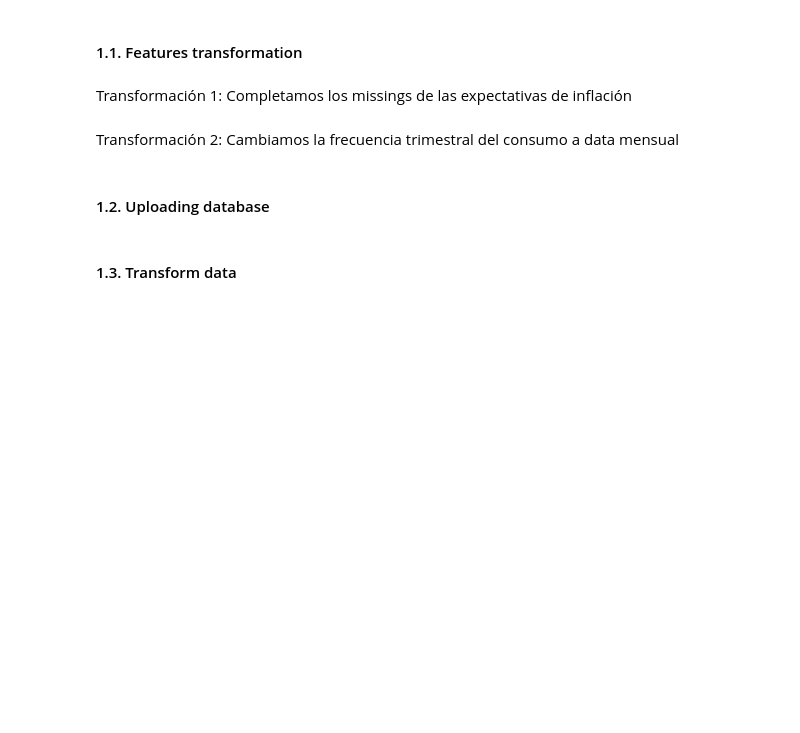
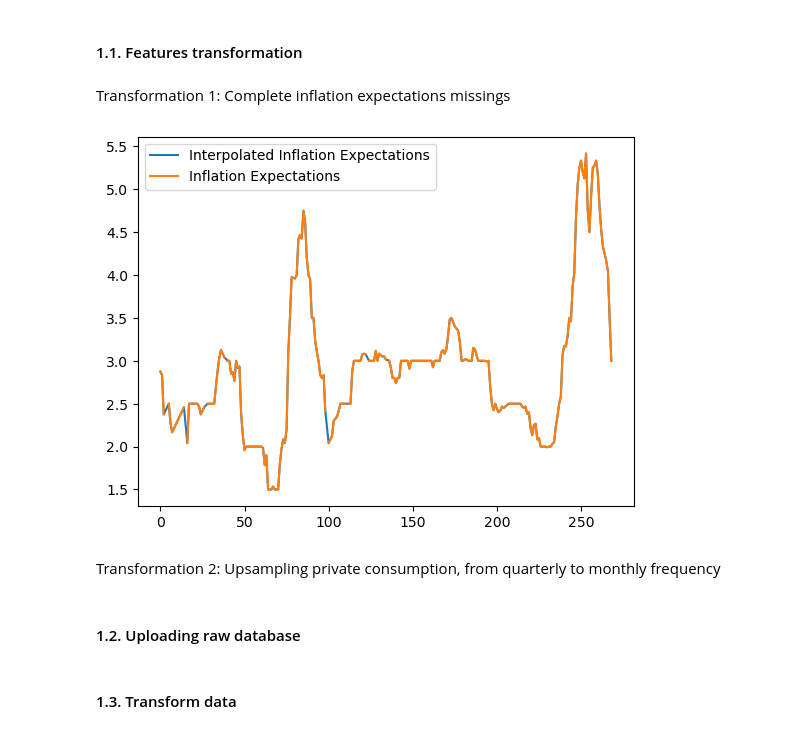
Before and after one commit to vedube/forecasting_inflation, a Jupyter notebook: inflation_forecast.ipynb, the cells around one changed output. Drawn from its saved outputs; the diff is of its cells as text; code cells hidden in the pictures; blank space fills up the shorter version.

```diff
--- a/inflation_forecast.ipynb
+++ b/inflation_forecast.ipynb
@@ -31,12 +37,10 @@ from MacroRandomForest import *
 ### 1. Data extraction and database construction
 # %% [markdown]
 #### 1.1. Features transformation
-# %% [markdown]
-Transformación 1: Completamos los missings de las expectativas de inflación
+# %% [markdown]
+Transformation 1: Complete inflation expectations missings
 # %%
-inflacion_exp = pd.read_excel(r"/Users/valerie/Desktop/Folder/UP/2024-I/IE2/bases/inflacion_exp.xlsx")
+inflacion_exp = pd.read_excel(r"./data/inflation_expectations.xlsx")
 
-# Impute the missing values using the interpolation techniques and specifically, the lineare method
-inflacion_exp['inflacion_exp_spline'] = inflacion_exp['inflacion_exp'].interpolate(option='spline').to_excel("inf_exp.xlsx")
+# Impute the missing values using the spline technique
+inflacion_exp['inflacion_exp_spline'] = inflacion_exp['inflacion_exp'].interpolate(option='spline')
-# %% [markdown]
-Transformación 2: Cambiamos la frecuencia trimestral del consumo a data mensual
@@ -51,0 +47,8 @@ consumo.set_index('Date').resample('M').interpolate().to_excel("consumo.xlsx")
+# %%
+plt.plot(inflacion_exp.index, inflacion_exp['inflacion_exp_spline'], label='Interpolated Inflation Expectations')
+plt.plot(inflacion_exp.index, inflacion_exp['inflacion_exp'], label='Inflation Expectations')
+
+plt.legend()
+plt.show()
+# %% [output]
+[figure, added]
@@ -51,0 +58,2 @@ consumo.set_index('Date').resample('M').interpolate().to_excel("consumo.xlsx")
+# %% [markdown]
+Transformation 2: Upsampling private consumption, from quarterly to monthly frequency
@@ -52,3 +72,3 @@ consumo.set_index('Date').resample('M').interpolate().to_excel("consumo.xlsx")
 # %% [markdown]
-#### 1.2. Uploading database
+#### 1.2. Uploading raw database
 # %%
```
Also changed, not shown: parts of 33 cells of this notebook, 6 other files.
